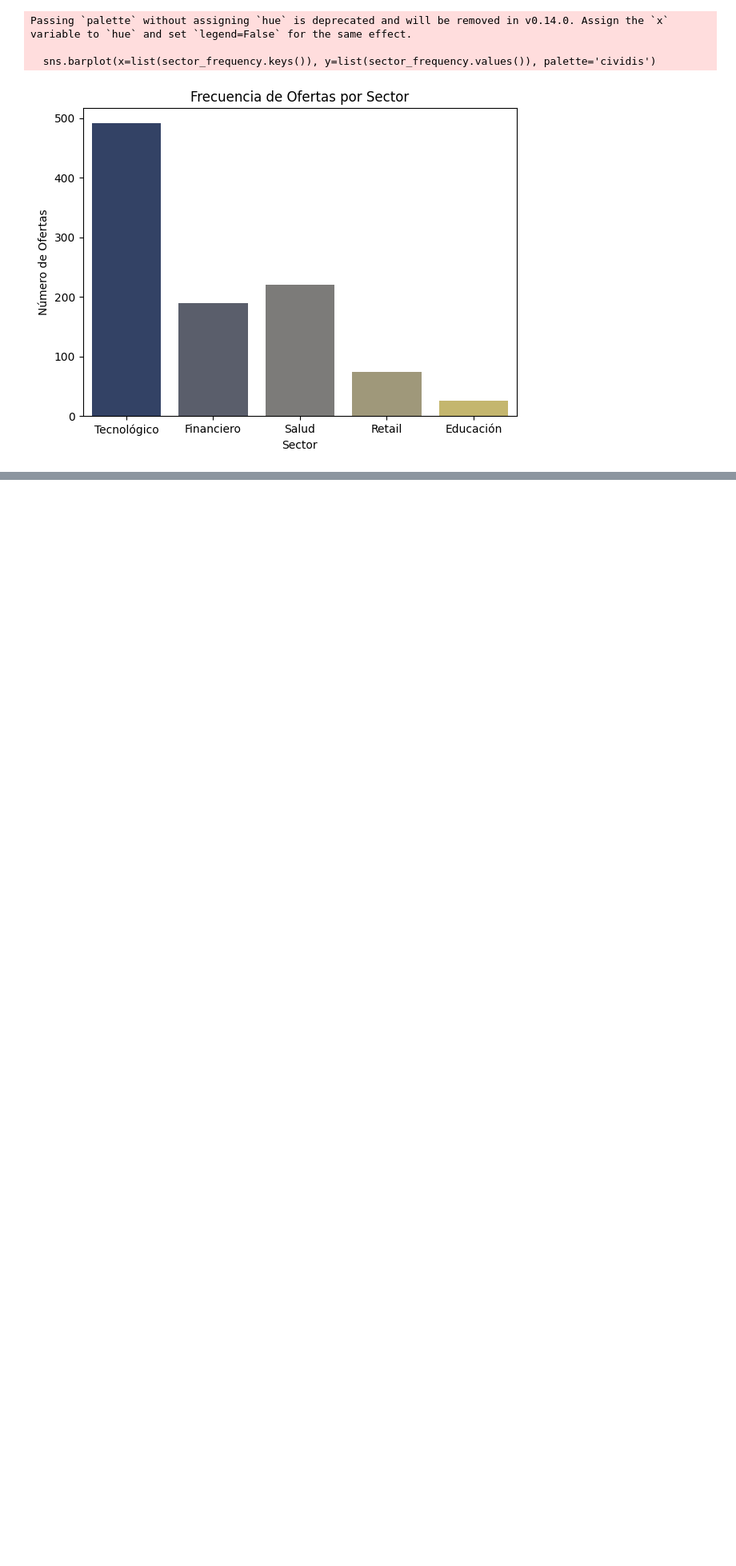
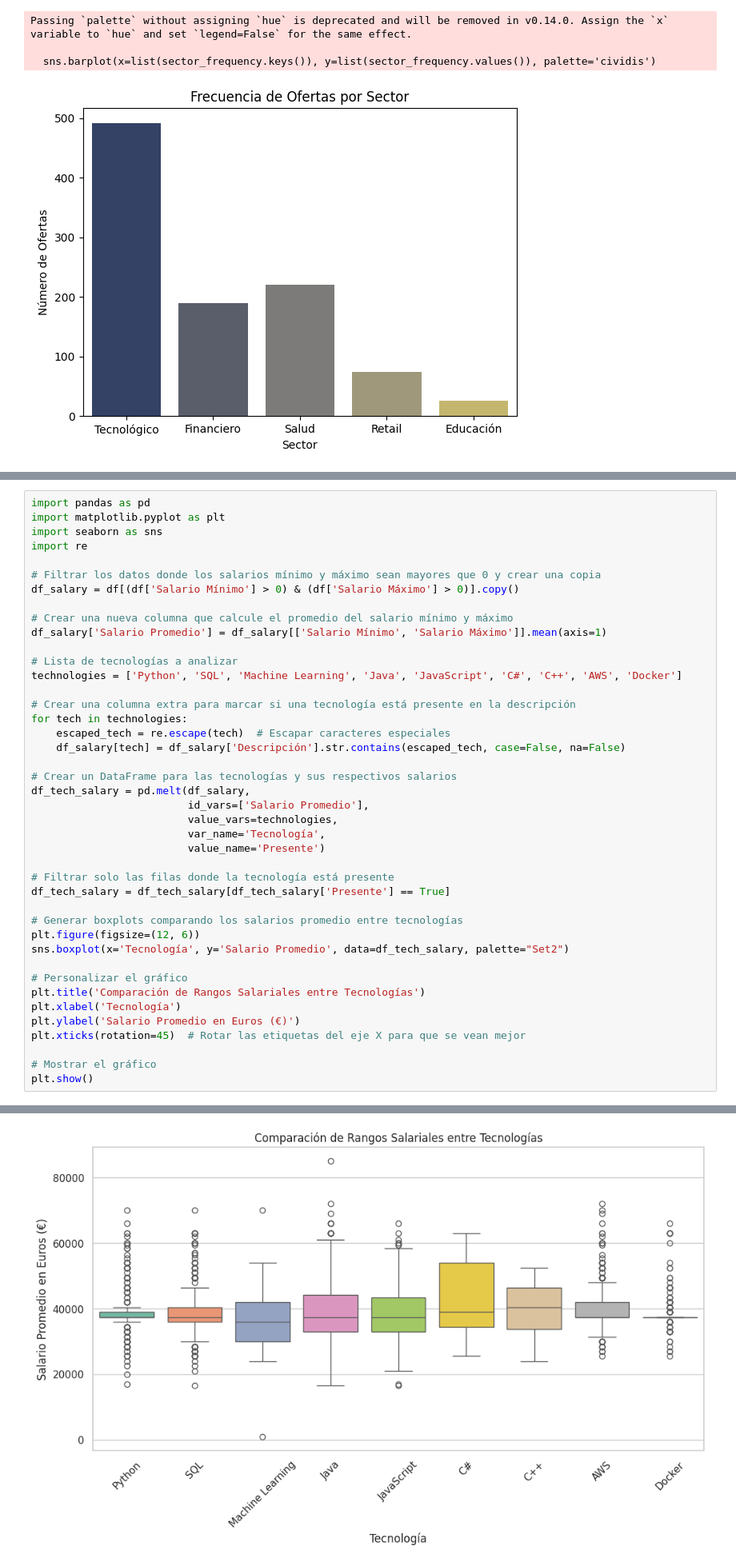
Before and after one commit to heav2308/scraping-tecnoempleo, a Jupyter notebook: Anaisis_datos_tecnoempleo.ipynb, the cells around one changed output, grey strips where cells are left out. Shown at 80% size. Saved outputs shown, nothing was run; the diff lists cells and outputs as text; blank space fills up the shorter version.

```diff
--- a/Anaisis_datos_tecnoempleo.ipynb
+++ b/Anaisis_datos_tecnoempleo.ipynb
@@ -348,0 +311,43 @@ Passing `palette` without assigning `hue` is deprecated and will be removed in v
+# %%
+import pandas as pd
+import matplotlib.pyplot as plt
+import seaborn as sns
+import re
+
+# Filtrar los datos donde los salarios mínimo y máximo sean mayores que 0 y crear una copia
+df_salary = df[(df['Salario Mínimo'] > 0) & (df['Salario Máximo'] > 0)].copy()
+
+# Crear una nueva columna que calcule el promedio del salario mínimo y máximo
+df_salary['Salario Promedio'] = df_salary[['Salario Mínimo', 'Salario Máximo']].mean(axis=1)
+
+# Lista de tecnologías a analizar
+technologies = ['Python', 'SQL', 'Machine Learning', 'Java', 'JavaScript', 'C#', 'C++', 'AWS', 'Docker']
+
+# Crear una columna extra para marcar si una tecnología está presente en la descripción
+for tech in technologies:
+    escaped_tech = re.escape(tech)  # Escapar caracteres especiales
+    df_salary[tech] = df_salary['Descripción'].str.contains(escaped_tech, case=False, na=False)
+
+# Crear un DataFrame para las tecnologías y sus respectivos salarios
+df_tech_salary = pd.melt(df_salary,
+                         id_vars=['Salario Promedio'],
+                         value_vars=technologies,
+                         var_name='Tecnología',
+                         value_name='Presente')
+
+# Filtrar solo las filas donde la tecnología está presente
+df_tech_salary = df_tech_salary[df_tech_salary['Presente'] == True]
+
+# Generar boxplots comparando los salarios promedio entre tecnologías
+plt.figure(figsize=(12, 6))
+sns.boxplot(x='Tecnología', y='Salario Promedio', data=df_tech_salary, palette="Set2")
+
+# Personalizar el gráfico
+plt.title('Comparación de Rangos Salariales entre Tecnologías')
+plt.xlabel('Tecnología')
+plt.ylabel('Salario Promedio en Euros (€)')
+plt.xticks(rotation=45)  # Rotar las etiquetas del eje X para que se vean mejor
+
+# Mostrar el gráfico
+plt.show()
+# %% [output]
@@ -348,0 +357 @@ Passing `palette` without assigning `hue` is deprecated and will be removed in v
+[figure, added]
```
Also changed, not shown: parts of 13 cells of this notebook.
